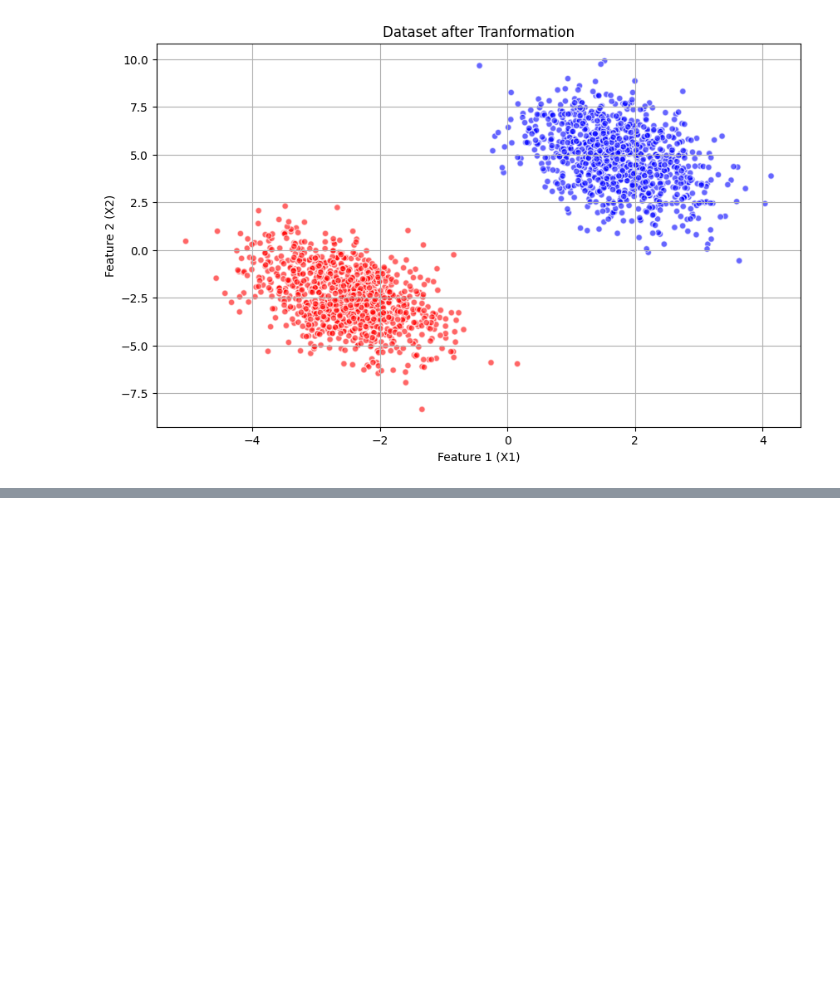
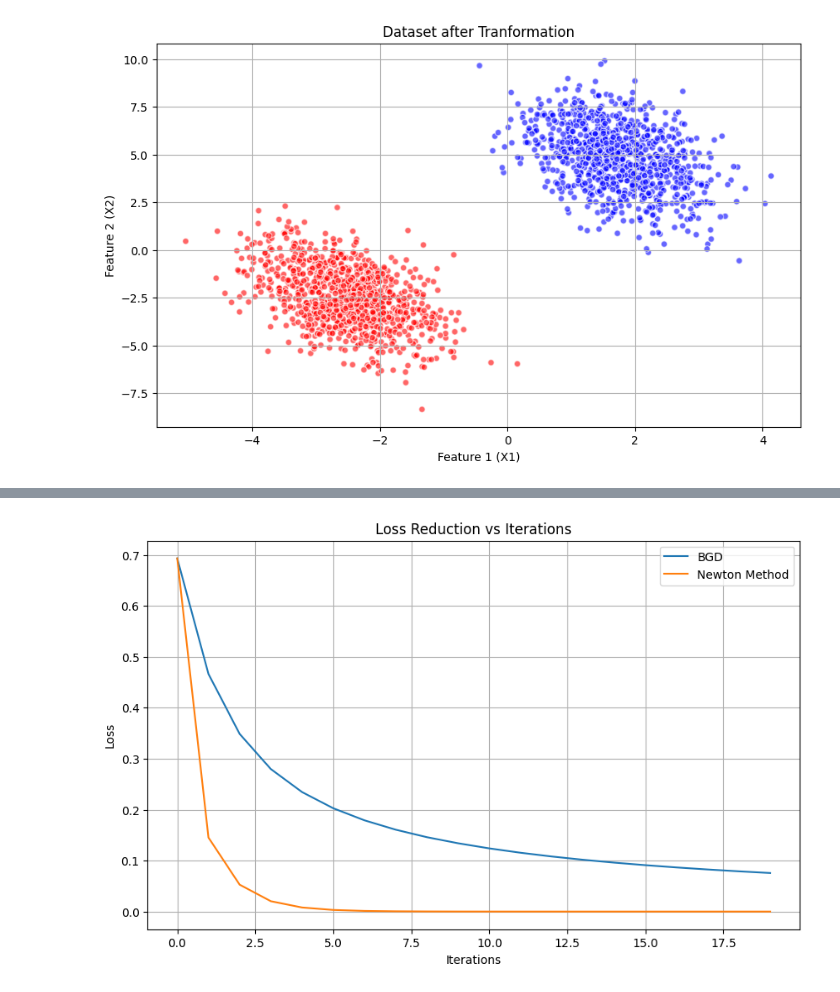
Before and after one commit to Nithira17/pattern-recognition, a Jupyter notebook: assignment_02.ipynb, the cells around one changed output, grey strips where cells are left out. Saved outputs shown, nothing was run; the diff lists cells and outputs as text; code cells hidden in the pictures; blank space fills up the shorter version.

```diff
--- a/assignment_02.ipynb
+++ b/assignment_02.ipynb
@@ -131,0 +187,32 @@ plt.show()
+# %%
+def newton_method(X, y, iter):
+    X_intercept = np.c_[np.ones((X.shape[0], 1)), X]
+    m, n = X_intercept.shape
+
+    weights = np.zeros((n, 1))
+    losses = []
+
+    for i in range(iter):
+        z = np.dot(X_intercept, weights)
+        y_pred = sigmoid(z)
+
+        loss = log_loss(y, y_pred)
+        losses.append(loss)
+
+        gradient = (1/m) * np.dot(X_intercept.T, (y_pred - y))
+
+        R_diag = (y_pred * (1 - y_pred)).flatten()
+        R = np.diag(R_diag)
+        H = (1/m) * np.dot(X_intercept.T, np.dot(R, X_intercept))
+
+        H_inv = np.linalg.inv(H)
+        weights -= np.dot(H_inv, gradient)
+
+        print(f'Iteration {i+1}/{iter}: Loss = {loss:.5f}')
+
+    return weights, losses
+
+weights_newton, losses_newton = newton_method(X, y, iterations)
+
+print('\nLearned weights (Newton method):', weights_newton)
+print('Final loss (Newton method):', losses_newton[-1])
@@ -131,0 +237,12 @@ plt.show()
+# %%
+plt.figure(figsize=(10, 6))
+plt.plot(range(iterations), losses_bgd, label='BGD')
+plt.plot(range(iterations), losses_newton, label='Newton Method')
+plt.xlabel('Iterations')
+plt.ylabel('Loss')
+plt.title('Loss Reduction vs Iterations')
+plt.legend()
+plt.grid(True)
+plt.show()
+# %% [output]
+[figure, added]
```
Also changed, not shown: parts of 6 cells of this notebook.
